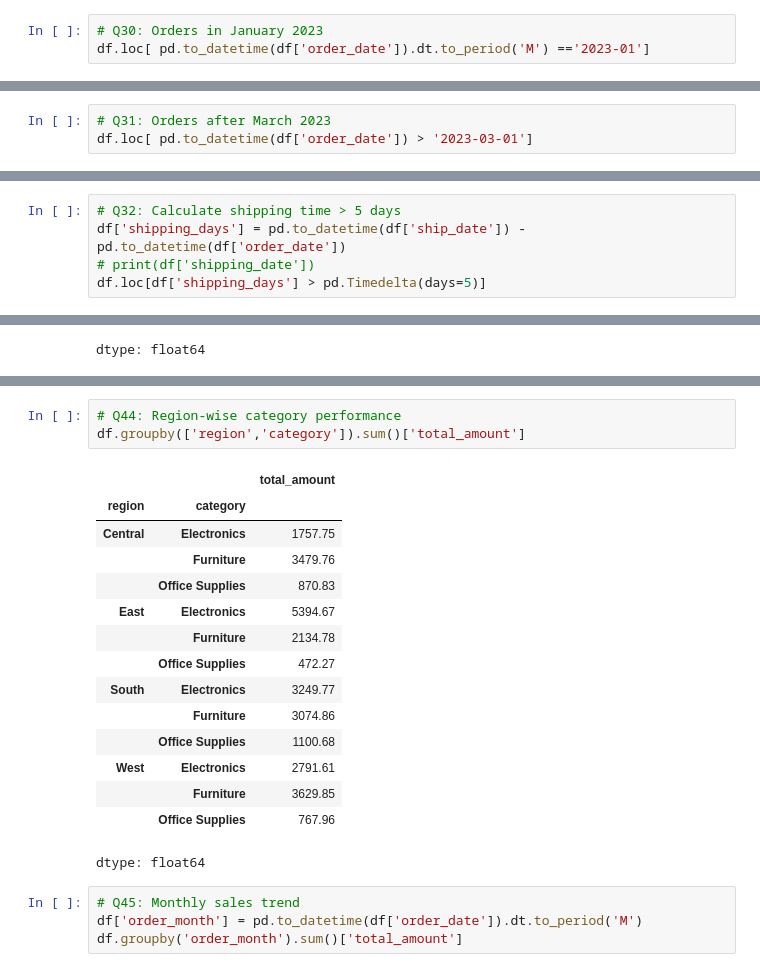
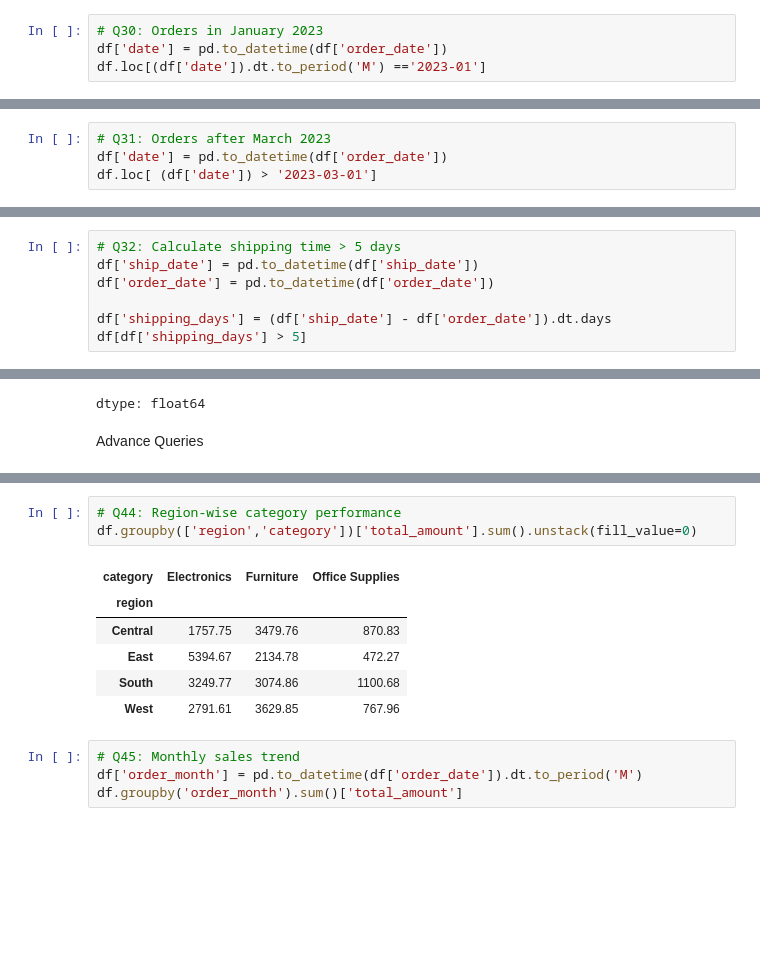
Before and after one commit to leo-soumyajit/Data-Analysis-Basic, a Jupyter notebook: PracticeDataAnalysis.ipynb, the cells around one changed output, grey strips where cells are left out. Saved outputs shown, nothing was run; the diff lists cells and outputs as text; blank space fills up the shorter version.

```diff
--- a/PracticeDataAnalysis.ipynb
+++ b/PracticeDataAnalysis.ipynb
@@ -482,6 +512,7 @@ df.loc[ df['category']!='Electronics']
 # %%
 # Q30: Orders in January 2023
-df.loc[ pd.to_datetime(df['order_date']).dt.to_period('M') =='2023-01']
+df['date'] = pd.to_datetime(df['order_date'])
+df.loc[(df['date']).dt.to_period('M') =='2023-01']
 # %% [output]
 |  | order_id | customer_id | customer_name | product_name | category | sub_category | quantity | unit_price | ... |
 | 0 | 1001 | C001 | Alice Williams | Laptop | Electronics | Computers | 1 | 899.99 | ... |
@@ -505,6 +536,7 @@ df.loc[ pd.to_datetime(df['order_date']).dt.to_period('M') =='2023-01']
 # %%
 # Q31: Orders after March 2023
-df.loc[ pd.to_datetime(df['order_date']) > '2023-03-01']
+df['date'] = pd.to_datetime(df['order_date'])
+df.loc[ (df['date']) > '2023-03-01']
 # %% [output]
 |  | order_id | customer_id | customer_name | product_name | category | sub_category | quantity | unit_price | ... |
 | 46 | 1047 | C040 | Oscar Edwards | Label Maker | Office Supplies | Tools | 1 | 49.99 | ... |
@@ -522,7 +554,9 @@ df.loc[ pd.to_datetime(df['order_date']) > '2023-03-01']
 # %%
 # Q32: Calculate shipping time > 5 days
-df['shipping_days'] = pd.to_datetime(df['ship_date']) - pd.to_datetime(df['order_date'])
-# print(df['shipping_date'])
-df.loc[df['shipping_days'] > pd.Timedelta(days=5)]
+df['ship_date'] = pd.to_datetime(df['ship_date'])
+df['order_date'] = pd.to_datetime(df['order_date'])
+
+df['shipping_days'] = (df['ship_date'] - df['order_date']).dt.days
+df[df['shipping_days'] > 5]
 # %% [output]
 |  | order_id | customer_id | customer_name | product_name | category | sub_category | quantity | unit_price | ... |
@@ -650,6 +688,8 @@ df.groupby('payment_method').sum()['total_amount']
 | Debit Card | 6594.79 |
 | PayPal | 8887.89 |
 dtype: float64
+# %% [markdown]
+Advance Queries
 # %%
 # Q43: Profitable vs unprofitable products
 totalprofit = df.groupby('product_name').sum()['profit'].sort_values(ascending=False)
@@ -678,23 +718,14 @@ Name: profit, Length: 200, dtype: float64
 Series([], Name: profit, dtype: float64)
 # %%
 # Q44: Region-wise category performance
-df.groupby(['region','category']).sum()['total_amount']
+df.groupby(['region','category'])['total_amount'].sum().unstack(fill_value=0)
 # %% [output]
-|  |  | total_amount |
-| region | category |  |
-| Central | Electronics | 1757.75 |
-|  | Furniture | 3479.76 |
-|  | Office Supplies | 870.83 |
-| East | Electronics | 5394.67 |
-|  | Furniture | 2134.78 |
-|  | Office Supplies | 472.27 |
-| South | Electronics | 3249.77 |
-|  | Furniture | 3074.86 |
-|  | Office Supplies | 1100.68 |
-| West | Electronics | 2791.61 |
-|  | Furniture | 3629.85 |
-|  | Office Supplies | 767.96 |
+| category | Electronics | Furniture | Office Supplies |
+| region |  |  |  |
+| Central | 1757.75 | 3479.76 | 870.83 |
+| East | 5394.67 | 2134.78 | 472.27 |
+| South | 3249.77 | 3074.86 | 1100.68 |
+| West | 2791.61 | 3629.85 | 767.96 |
-dtype: float64
 # %%
 # Q45: Monthly sales trend
 df['order_month'] = pd.to_datetime(df['order_date']).dt.to_period('M')
```
Also changed, not shown: parts of 18 cells of this notebook.
